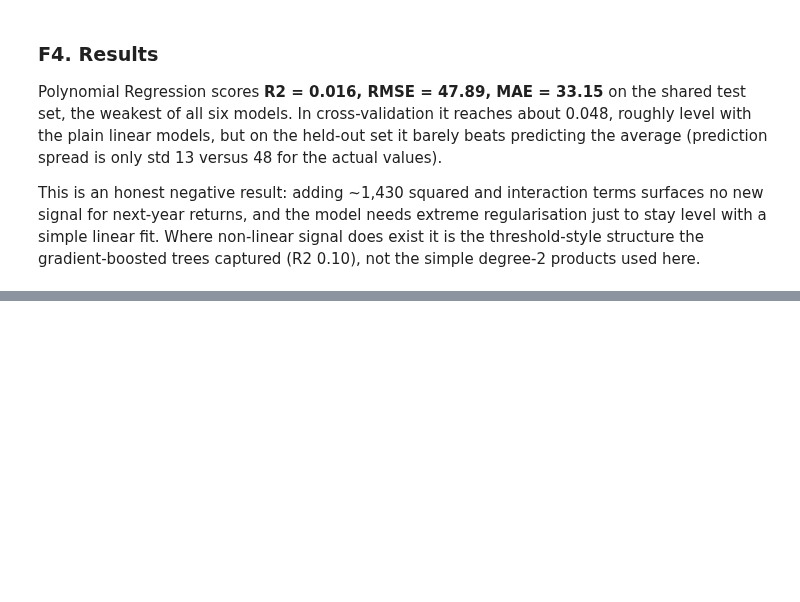
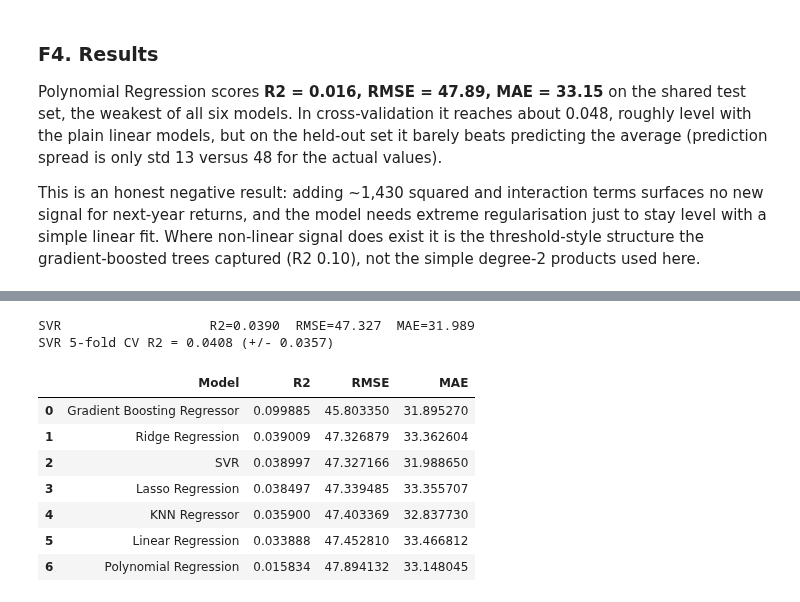
Before and after one commit to DominicKarolPeter/ML-Capstone_project, a Jupyter notebook: notebooks/regression.ipynb, the cells around one changed output, grey strips where cells are left out. Saved outputs shown, nothing was run; the diff lists cells and outputs as text; code cells hidden in the pictures; blank space fills up the shorter version.

```diff
--- a/notebooks/regression.ipynb
+++ b/notebooks/regression.ipynb
@@ -788,0 +812,18 @@ Where non-linear signal does exist it is the threshold-style structure the gradi
+# %%
+#svr imports
+from sklearn.svm import SVR
+
+#scaler inside the pipeline (svr is distance-based, needs scaling)
+svr_pipe = Pipeline([('scaler', StandardScaler()), ('svr', SVR())])
+
+#tune C, gamma and kernel; separate dicts so linear doesn't pair with gamma
+svr_param_grid = [
+    {'svr__kernel': ['rbf'], 'svr__C': [1, 10, 100], 'svr__gamma': ['scale', 0.1]},
+    {'svr__kernel': ['linear'], 'svr__C': [1, 10]},
+]
+
+svr_grid = GridSearchCV(svr_pipe, svr_param_grid, cv=5, scoring='r2', n_jobs=-1)
+svr_grid.fit(X_train, y_train)
+
+print("Best SVR parameters:", svr_grid.best_params_)
+print("Best 5-fold CV R2:  ", round(svr_grid.best_score_, 4))
@@ -788,0 +840,26 @@ Where non-linear signal does exist it is the threshold-style structure the gradi
+# %%
+#fit tuned svr and add it to the shared results table
+svr_best = svr_grid.best_estimator_
+
+#drop any old svr row so re-running won't duplicate it
+results[:] = [r for r in results if r['Model'] != 'SVR']
+svr_model, svr_preds = evaluate('SVR', svr_best, X_train, y_train, X_test, y_test)
+
+#5-fold cv r2
+svr_cv = cross_val_score(svr_best, X_train, y_train, cv=5, scoring='r2')
+print(f"SVR 5-fold CV R2 = {svr_cv.mean():.4f} (+/- {svr_cv.std():.4f})")
+
+#full comparison table
+results_df = pd.DataFrame(results).sort_values('R2', ascending=False).reset_index(drop=True)
+results_df
+# %% [output]
+SVR                   R2=0.0390  RMSE=47.327  MAE=31.989
+SVR 5-fold CV R2 = 0.0408 (+/- 0.0357)
+|  | Model | R2 | RMSE | MAE |
+| 0 | Gradient Boosting Regressor | 0.099885 | 45.803350 | 31.895270 |
+| 1 | Ridge Regression | 0.039009 | 47.326879 | 33.362604 |
+| 2 | SVR | 0.038997 | 47.327166 | 31.988650 |
+| 3 | Lasso Regression | 0.038497 | 47.339485 | 33.355707 |
+| 4 | KNN Regressor | 0.035900 | 47.403369 | 32.837730 |
+| 5 | Linear Regression | 0.033888 | 47.452810 | 33.466812 |
+| 6 | Polynomial Regression | 0.015834 | 47.894132 | 33.148045 |
```
Also changed, not shown: parts of 6 cells of this notebook, 1 other file.
